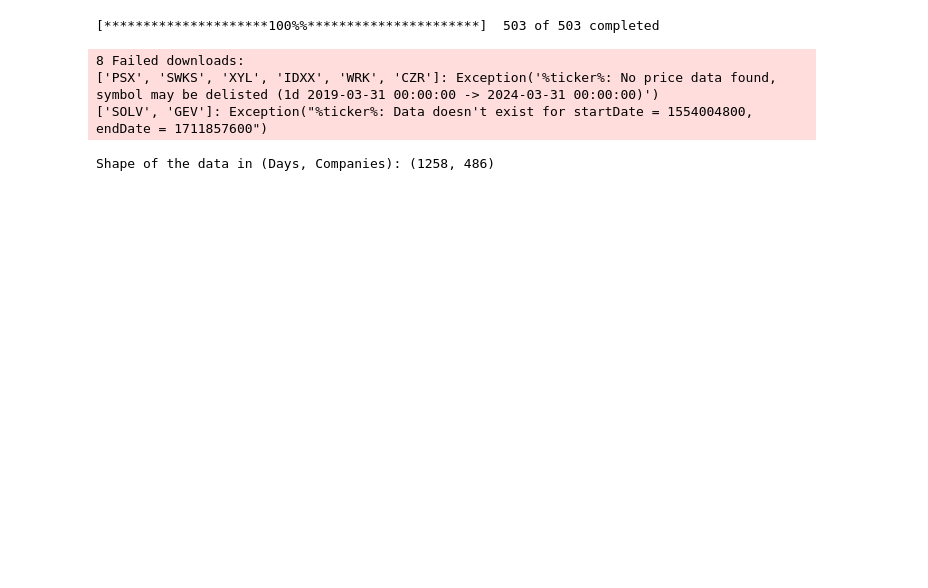
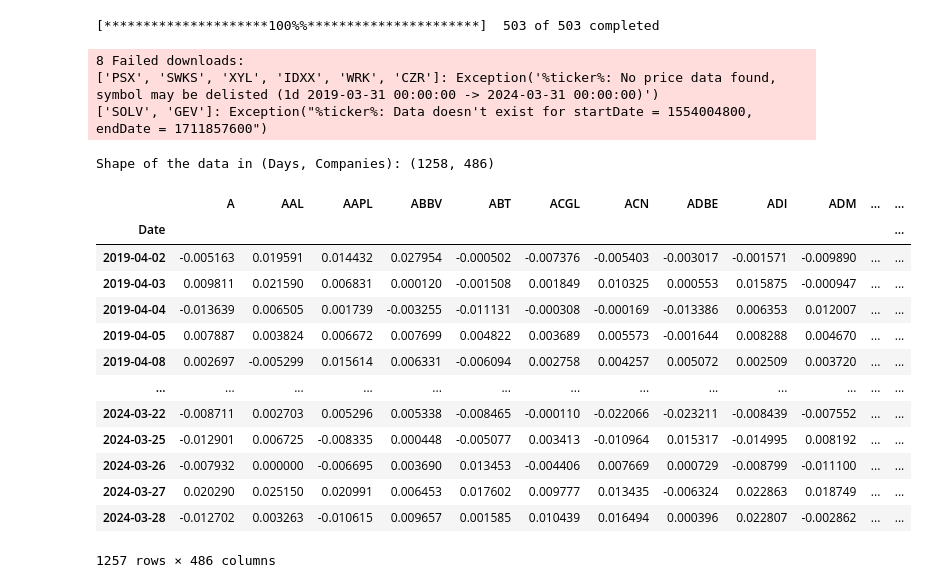
Before and after one commit to AvarusMaximus/Markowitz-Portfolio, a Jupyter notebook: main.ipynb, the cells around one changed output. Saved outputs shown, nothing was run; the diff lists cells and outputs as text; code cells hidden in the pictures; blank space fills up the shorter version.

```diff
--- a/main.ipynb
+++ b/main.ipynb
@@ -24,3 +24,25 @@ adj_close.to_csv('sp500_adj_close.csv') # Saving the data to a csv file
 print("Shape of the data in (Days, Companies):", adj_close.shape)
 # %% [output]
 Shape of the data in (Days, Companies): (1258, 486)
+# %%
+# Finding lognormal daily returns
+daily_returns = np.log(adj_close / adj_close.shift(1)).dropna() # Calculating lognormal daily returns
+daily_returns.to_csv('sp500_daily_returns.csv') # Saving the data to a csv file
+# Tickers used
+tick_taken = daily_returns.columns
+daily_returns
+# %% [output]
+|  | A | AAL | AAPL | ABBV | ABT | ACGL | ACN | ADBE | ADI | ADM | ... | ... |
+| Date |  |  |  |  |  |  |  |  |  |  |  | ... |
+| 2019-04-02 | -0.005163 | 0.019591 | 0.014432 | 0.027954 | -0.000502 | -0.007376 | -0.005403 | -0.003017 | -0.001571 | -0.009890 | ... | ... |
+| 2019-04-03 | 0.009811 | 0.021590 | 0.006831 | 0.000120 | -0.001508 | 0.001849 | 0.010325 | 0.000553 | 0.015875 | -0.000947 | ... | ... |
+| 2019-04-04 | -0.013639 | 0.006505 | 0.001739 | -0.003255 | -0.011131 | -0.000308 | -0.000169 | -0.013386 | 0.006353 | 0.012007 | ... | ... |
+| 2019-04-05 | 0.007887 | 0.003824 | 0.006672 | 0.007699 | 0.004822 | 0.003689 | 0.005573 | -0.001644 | 0.008288 | 0.004670 | ... | ... |
+| 2019-04-08 | 0.002697 | -0.005299 | 0.015614 | 0.006331 | -0.006094 | 0.002758 | 0.004257 | 0.005072 | 0.002509 | 0.003720 | ... | ... |
+| ... | ... | ... | ... | ... | ... | ... | ... | ... | ... | ... | ... | ... |
+| 2024-03-22 | -0.008711 | 0.002703 | 0.005296 | 0.005338 | -0.008465 | -0.000110 | -0.022066 | -0.023211 | -0.008439 | -0.007552 | ... | ... |
+| 2024-03-25 | -0.012901 | 0.006725 | -0.008335 | 0.000448 | -0.005077 | 0.003413 | -0.010964 | 0.015317 | -0.014995 | 0.008192 | ... | ... |
+| 2024-03-26 | -0.007932 | 0.000000 | -0.006695 | 0.003690 | 0.013453 | -0.004406 | 0.007669 | 0.000729 | -0.008799 | -0.011100 | ... | ... |
+| 2024-03-27 | 0.020290 | 0.025150 | 0.020991 | 0.006453 | 0.017602 | 0.009777 | 0.013435 | -0.006324 | 0.022863 | 0.018749 | ... | ... |
+| 2024-03-28 | -0.012702 | 0.003263 | -0.010615 | 0.009657 | 0.001585 | 0.010439 | 0.016494 | 0.000396 | 0.022807 | -0.002862 | ... | ... |
+1257 rows × 486 columns
```
Also changed, not shown: parts of 7 cells of this notebook, 3 other files.
